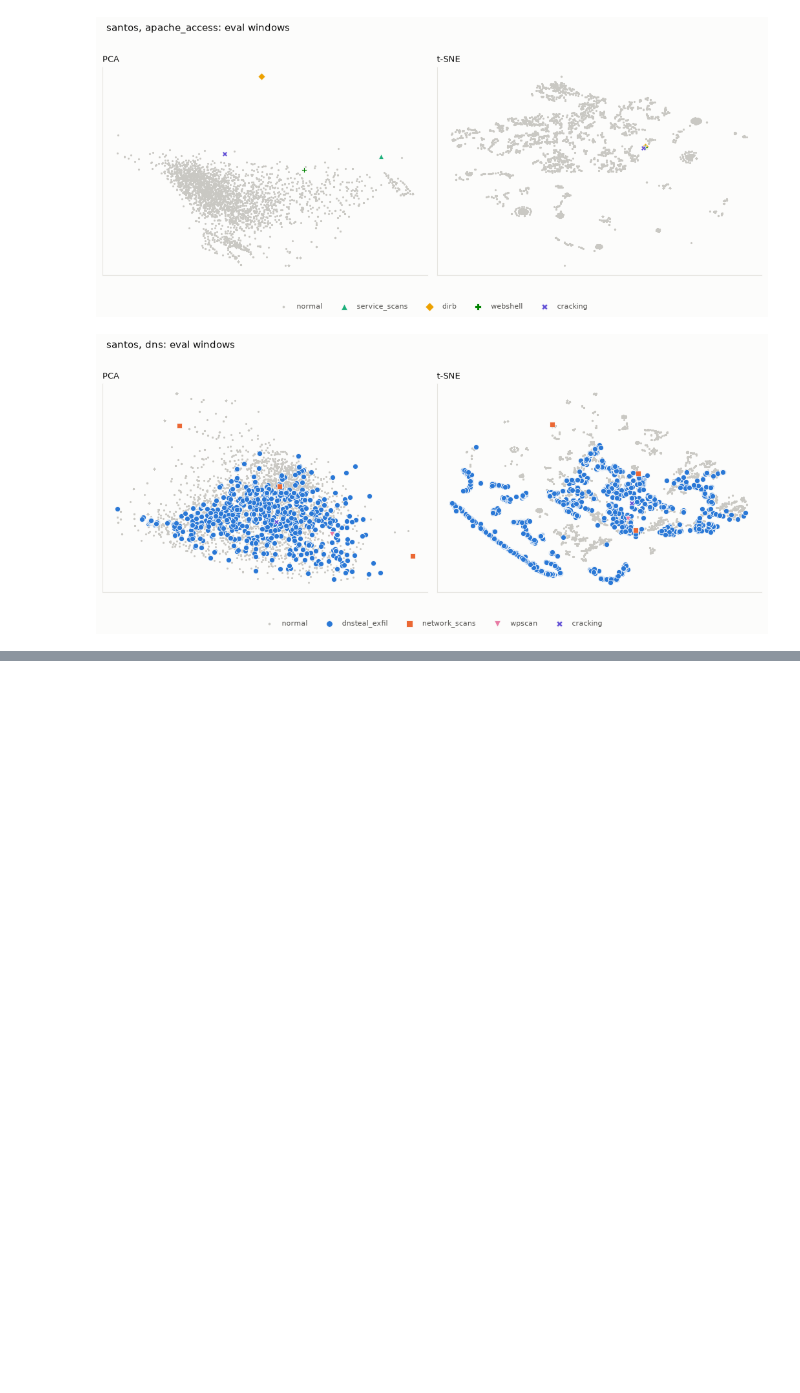
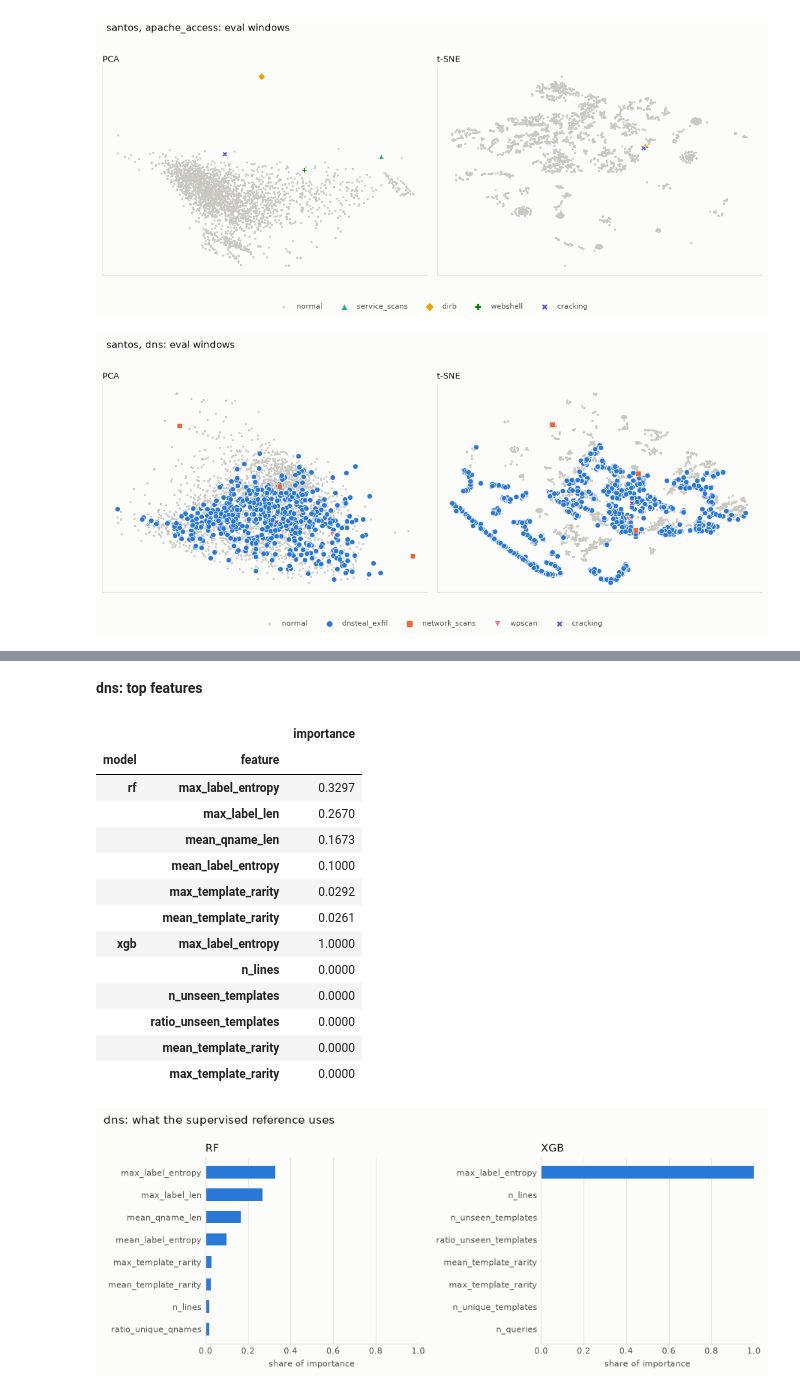
Before and after one commit to EmirSalmanDev/cmpe412, a Jupyter notebook: notebooks/03_ml_models.ipynb, the cells around one changed output, grey strips where cells are left out. Drawn from its saved outputs; the diff is of its cells as text; code cells hidden in the pictures; blank space fills up the shorter version.

```diff
--- a/notebooks/03_ml_models.ipynb
+++ b/notebooks/03_ml_models.ipynb
@@ -441,0 +448,21 @@ for name in TESTBEDS:
+# %%
+from logtriage.eval.supervised_audit import audit
+from logtriage.eval.viz import plot_feature_importance
+
+results_dir = settings.paths.reports_dir / "results"
+audit_tables = audit(settings)
+counts = audit_tables["Windows per period"]
+show(
+    "Windows and attack windows per period",
+    counts.pivot_table(
+        index=["testbed", "log_type"], columns="period", values=["windows", "attack"]
+    )
+    .reindex(columns=["fit", "calib", "eval"], level=1)
+    .astype(int),
+)
+show(
+    "Both classes in 5 equal-count time blocks, russellmitchell calib and eval",
+    audit_tables["Classes in 5 equal-count time blocks, russellmitchell calib and eval"].set_index(
+        "log_type"
+    ),
+)
@@ -441,0 +593,30 @@ for name in TESTBEDS:
+# %%
+importance = pd.read_csv(results_dir / "supervised_importance.csv")
+show(
+    "dns: top features",
+    importance.groupby("model").head(6).round(4).set_index(["model", "feature"])[["importance"]],
+)
+plot_feature_importance(
+    importance[importance["log_type"] == "dns"],
+    "dns: what the supervised reference uses",
+    8,
+    figures / "m6_feature_importance_dns.png",
+)
+plt.show()
+# %% [output]
+**dns: top features**
+|  |  | importance |
+| model | feature |  |
+| rf | max_label_entropy | 0.3297 |
+|  | max_label_len | 0.2670 |
+|  | mean_qname_len | 0.1673 |
+|  | mean_label_entropy | 0.1000 |
+|  | max_template_rarity | 0.0292 |
+|  | mean_template_rarity | 0.0261 |
+| xgb | max_label_entropy | 1.0000 |
+|  | n_lines | 0.0000 |
+|  | n_unseen_templates | 0.0000 |
+|  | ratio_unseen_templates | 0.0000 |
+|  | mean_template_rarity | 0.0000 |
+|  | max_template_rarity | 0.0000 |
+[figure, added]
```
Also changed, not shown: parts of 15 cells of this notebook, 8 other files.
